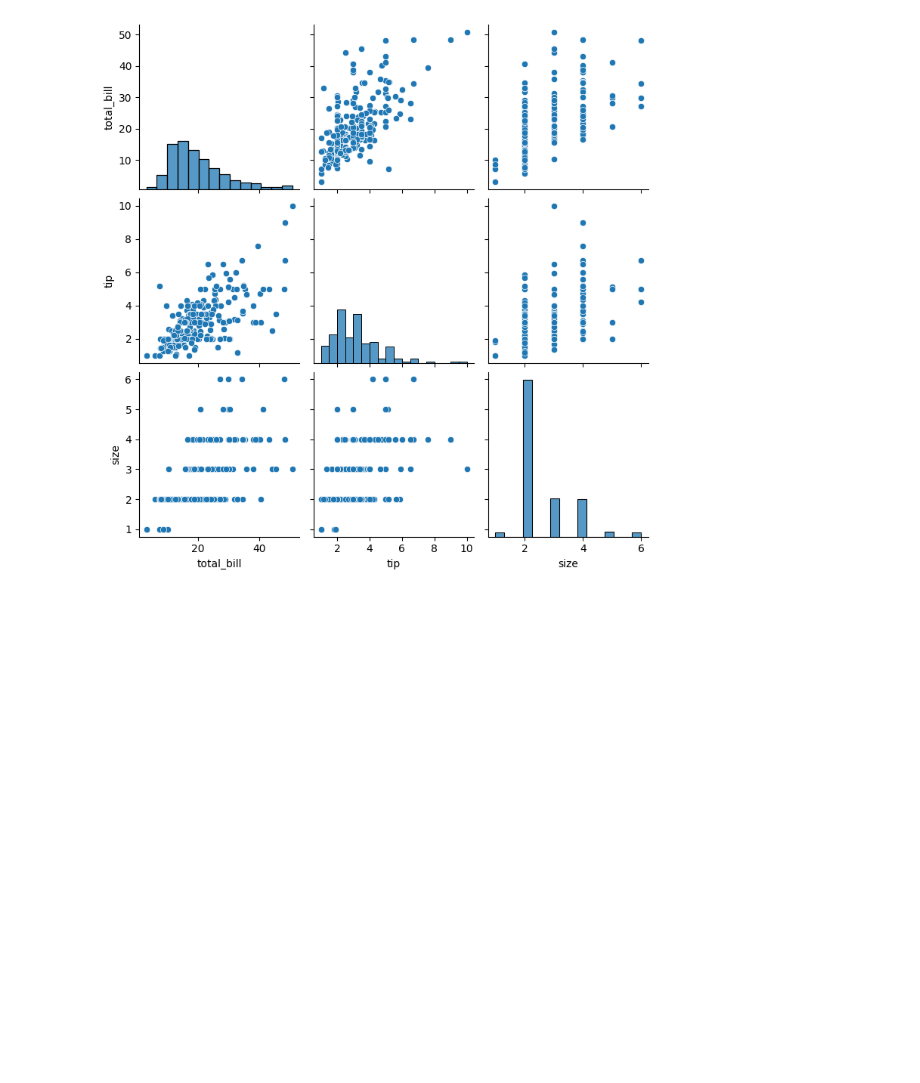
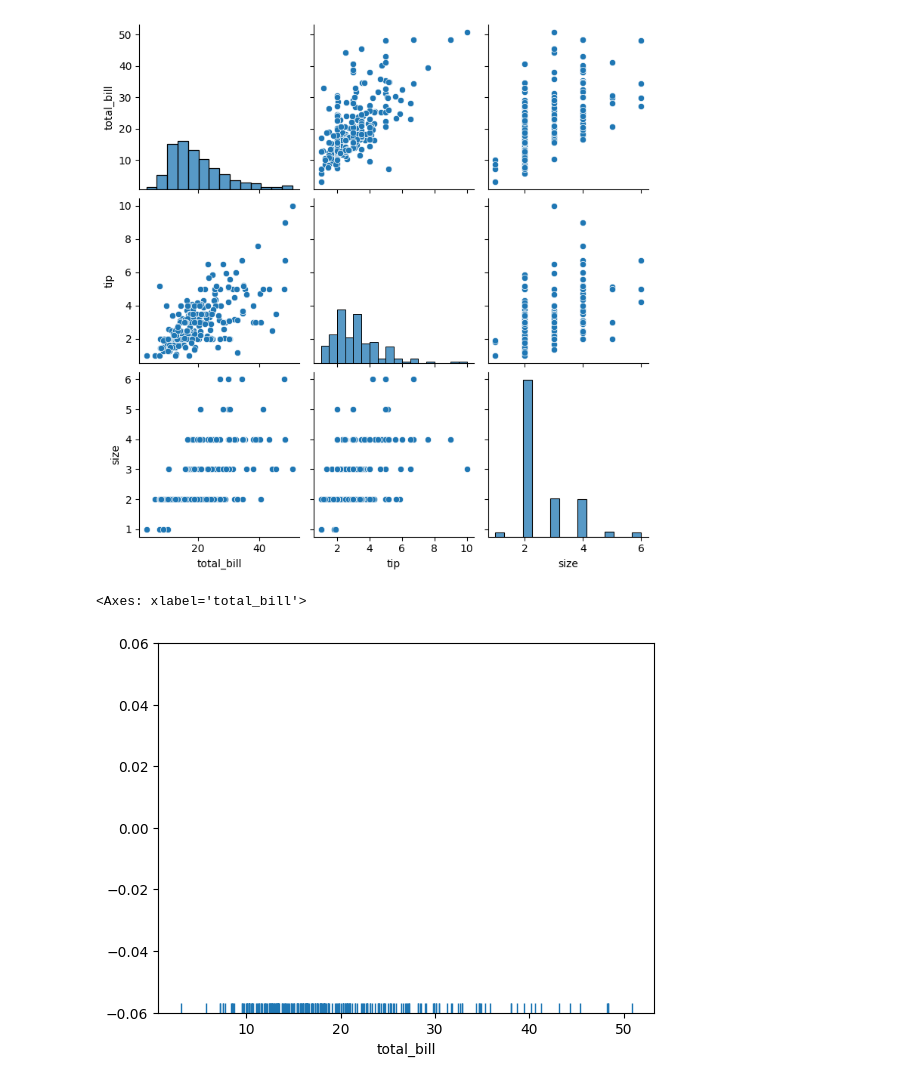
Before and after one commit to ashvikas23/DSL, a Jupyter notebook: prgm3.ipynb, the cells around one changed output. Cells and saved outputs as stored; diff of their text form; code cells hidden in the pictures; blank space fills up the shorter version.

```diff
--- a/prgm3.ipynb
+++ b/prgm3.ipynb
@@ -243,3 +243,8 @@ sns.pairplot(tips)
 # %% [output]
 <seaborn.axisgrid.PairGrid at 0x...>
 [figure]
+# %%
+sns.rugplot(tips['total_bill'])
+# %% [output]
+<Axes: xlabel='total_bill'>
+[figure, added]
```
